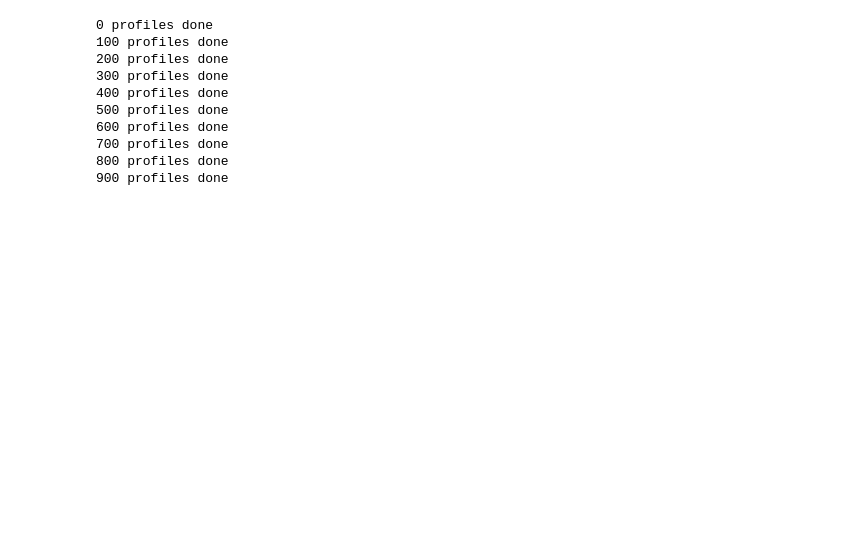
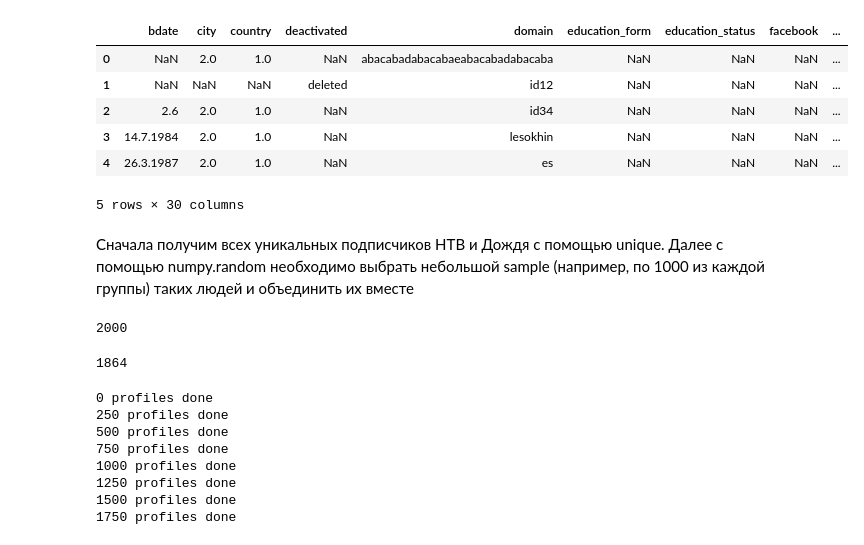
Before and after one commit to AleksandrKosolapov/Python, a Jupyter notebook: hw_lda.ipynb, the cells around one changed output. Drawn from its saved outputs; the diff is of its cells as text; code cells hidden in the pictures; blank space fills up the shorter version.

```diff
--- a/hw_lda.ipynb
+++ b/hw_lda.ipynb
@@ -75,0 +123,21 @@ uids = [uid[0].get('uid') for uid in users]
+# %%
+community_ntv = load_obj('ntv_subs')
+community_tvrain = load_obj('tvrain_subs')
+# %%
+community_ntv_df = pd.DataFrame(community_ntv)
+community_tvrain_df = pd.DataFrame(community_tvrain)
+
+community_ntv_df = community_ntv_df[community_ntv_df['deactivated'] != 'banned']
+community_tvrain_df = community_tvrain_df[community_tvrain_df['deactivated'] != 'banned']
+# %%
+community_tvrain_df.head()
+# %% [output]
+|  | bdate | city | country | deactivated | domain | education_form | education_status | facebook | ... |
+| 0 | NaN | 2.0 | 1.0 | NaN | abacabadabacabaeabacabadabacaba | NaN | NaN | NaN | ... |
+| 1 | NaN | NaN | NaN | deleted | id12 | NaN | NaN | NaN | ... |
+| 2 | 2.6 | 2.0 | 1.0 | NaN | id34 | NaN | NaN | NaN | ... |
+| 3 | 14.7.1984 | 2.0 | 1.0 | NaN | lesokhin | NaN | NaN | NaN | ... |
+| 4 | 26.3.1987 | 2.0 | 1.0 | NaN | es | NaN | NaN | NaN | ... |
+5 rows × 30 columns
+# %% [markdown]
+Сначала получим всех уникальных подписчиков НТВ и Дождя с помощью unique. Далее с помощью numpy.random необходимо выбрать небольшой sample (например, по 1000 из каждой группы) таких людей и объединить их вместе
@@ -76,8 +150,21 @@ uids = [uid[0].get('uid') for uid in users]
+# %%
+# получить общий список людей из двух выборок НТВ и Дождя, всего должно быть в итоге около 2000 человек
+import random
+uids = random.choices(ntv_uids, k=1000) + random.choices(tvrain_uids, k=1000)
+len(uids)
+# %% [output]
+2000
+# %%
+len(set(uids))
+# %% [output]
+1864
 # %%
+# получить подписки этих пользователей
 print_counter = 0
 final_data = []
 
-for uid in uids[:1000]:
+#for uid in uids[:1000]:
+for uid in uids:
     try:
         user_subs = vk_get_response(
             'users.getSubscriptions', 'user_id={0}&v=4.9&lang=ru'.format(int(uid)), access_token
@@ -86,20 +173,18 @@ for uid in uids[:1000]:
         final_data.append(user_subs)
     except:
         print("Error")
-    if print_counter % 100 == 0:
+    if print_counter % 250 == 0:
         print("{0} profiles done".format(print_counter))
     print_counter += 1
 # %% [output]
 0 profiles done
-100 profiles done
-200 profiles done
-300 profiles done
-400 profiles done
+250 profiles done
 500 profiles done
-600 profiles done
-700 profiles done
-800 profiles done
-900 profiles done
+750 profiles done
+1000 profiles done
+1250 profiles done
+1500 profiles done
+1750 profiles done
 # %%
 subs_list = []
 groups_freq_dict = {}
```
Also changed, not shown: parts of 34 cells of this notebook.
